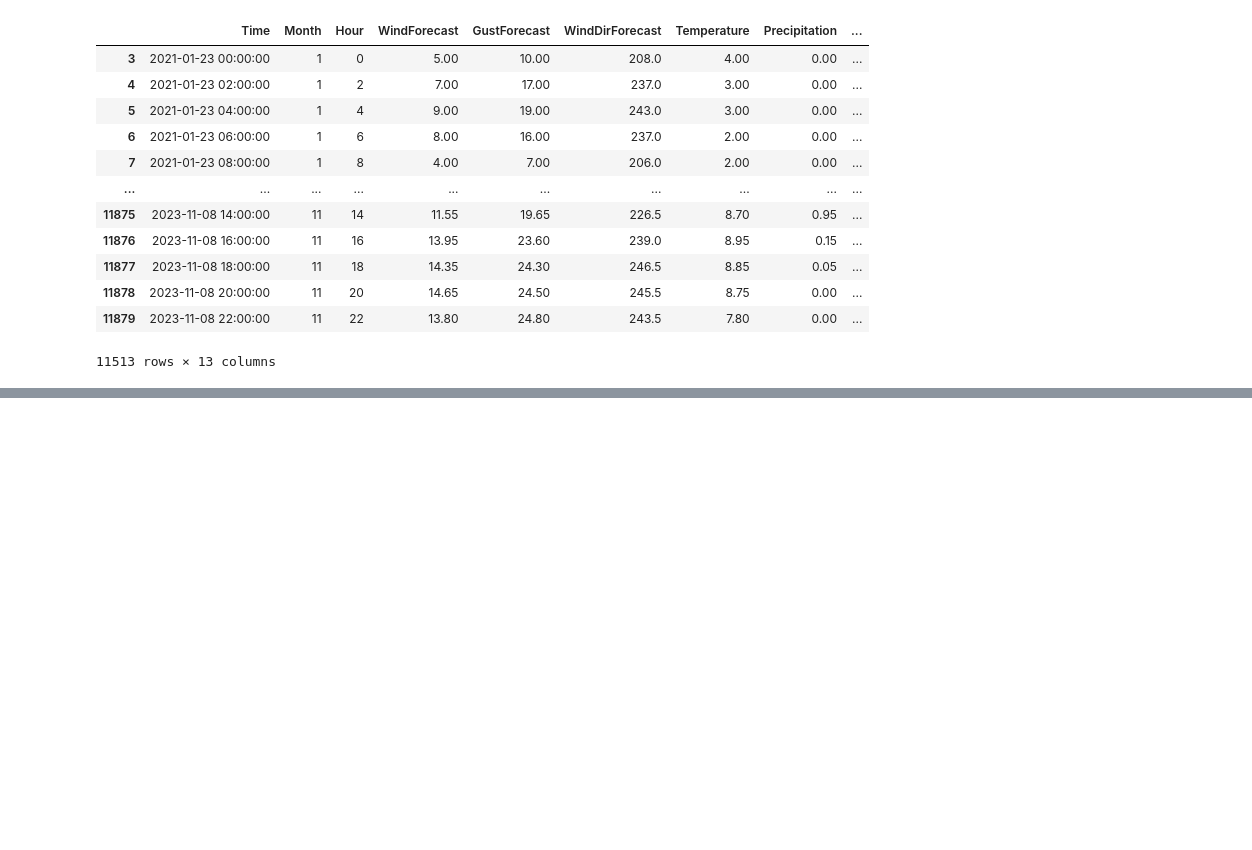
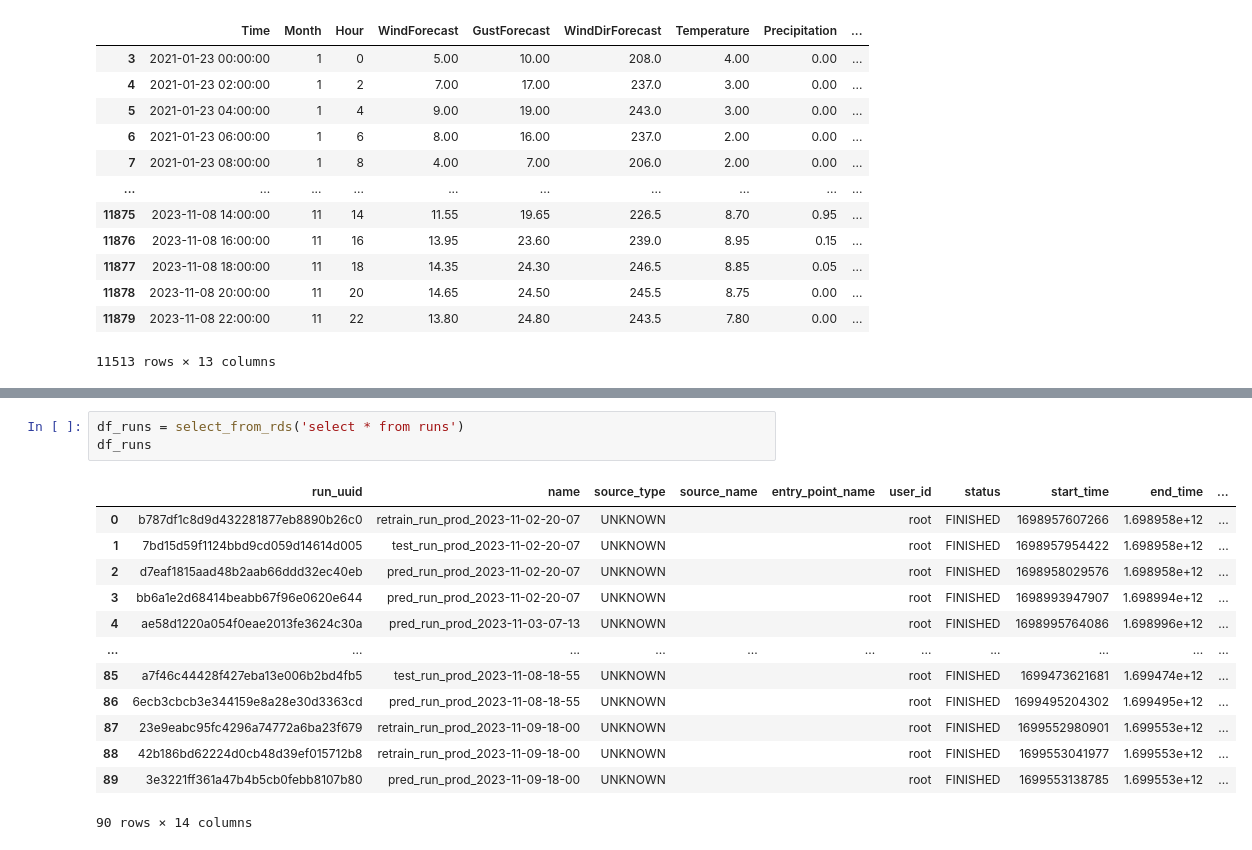
Before and after one commit to KrystianPi/WindPRO, a Jupyter notebook: notebooks/eda.ipynb, the cells around one changed output, grey strips where cells are left out. Saved outputs shown, nothing was run; the diff lists cells and outputs as text; blank space fills up the shorter version.

```diff
--- a/notebooks/eda.ipynb
+++ b/notebooks/eda.ipynb
@@ -142,0 +182,17 @@ df
+# %%
+df_runs = select_from_rds('select * from runs')
+df_runs
+# %% [output]
+|  | run_uuid | name | source_type | source_name | entry_point_name | user_id | status | start_time | end_time | ... |
+| 0 | b787df1c8d9d432281877eb8890b26c0 | retrain_run_prod_2023-11-02-20-07 | UNKNOWN |  |  | root | FINISHED | 1698957607266 | 1.698958e+12 | ... |
+| 1 | 7bd15d59f1124bbd9cd059d14614d005 | test_run_prod_2023-11-02-20-07 | UNKNOWN |  |  | root | FINISHED | 1698957954422 | 1.698958e+12 | ... |
+| 2 | d7eaf1815aad48b2aab66ddd32ec40eb | pred_run_prod_2023-11-02-20-07 | UNKNOWN |  |  | root | FINISHED | 1698958029576 | 1.698958e+12 | ... |
+| 3 | bb6a1e2d68414beabb67f96e0620e644 | pred_run_prod_2023-11-02-20-07 | UNKNOWN |  |  | root | FINISHED | 1698993947907 | 1.698994e+12 | ... |
+| 4 | ae58d1220a054f0eae2013fe3624c30a | pred_run_prod_2023-11-03-07-13 | UNKNOWN |  |  | root | FINISHED | 1698995764086 | 1.698996e+12 | ... |
+| ... | ... | ... | ... | ... | ... | ... | ... | ... | ... | ... |
+| 85 | a7f46c44428f427eba13e006b2bd4fb5 | test_run_prod_2023-11-08-18-55 | UNKNOWN |  |  | root | FINISHED | 1699473621681 | 1.699474e+12 | ... |
+| 86 | 6ecb3cbcb3e344159e8a28e30d3363cd | pred_run_prod_2023-11-08-18-55 | UNKNOWN |  |  | root | FINISHED | 1699495204302 | 1.699495e+12 | ... |
+| 87 | 23e9eabc95fc4296a74772a6ba23f679 | retrain_run_prod_2023-11-09-18-00 | UNKNOWN |  |  | root | FINISHED | 1699552980901 | 1.699553e+12 | ... |
+| 88 | 42b186bd62224d0cb48d39ef015712b8 | retrain_run_prod_2023-11-09-18-00 | UNKNOWN |  |  | root | FINISHED | 1699553041977 | 1.699553e+12 | ... |
+| 89 | 3e3221ff361a47b4b5cb0febb8107b80 | pred_run_prod_2023-11-09-18-00 | UNKNOWN |  |  | root | FINISHED | 1699553138785 | 1.699553e+12 | ... |
+90 rows × 14 columns
```
Also changed, not shown: parts of 9 cells of this notebook, 1 other file.
